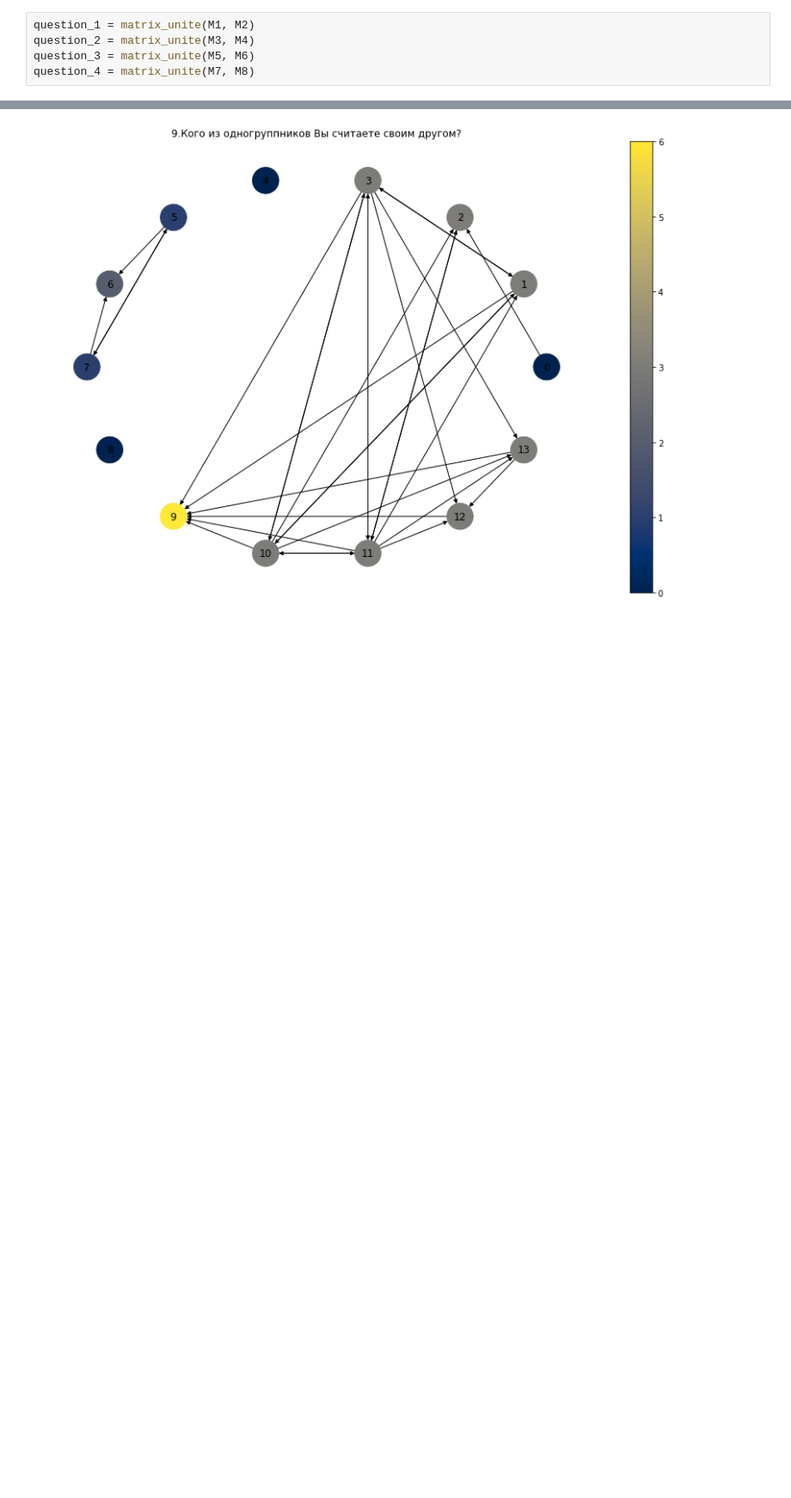
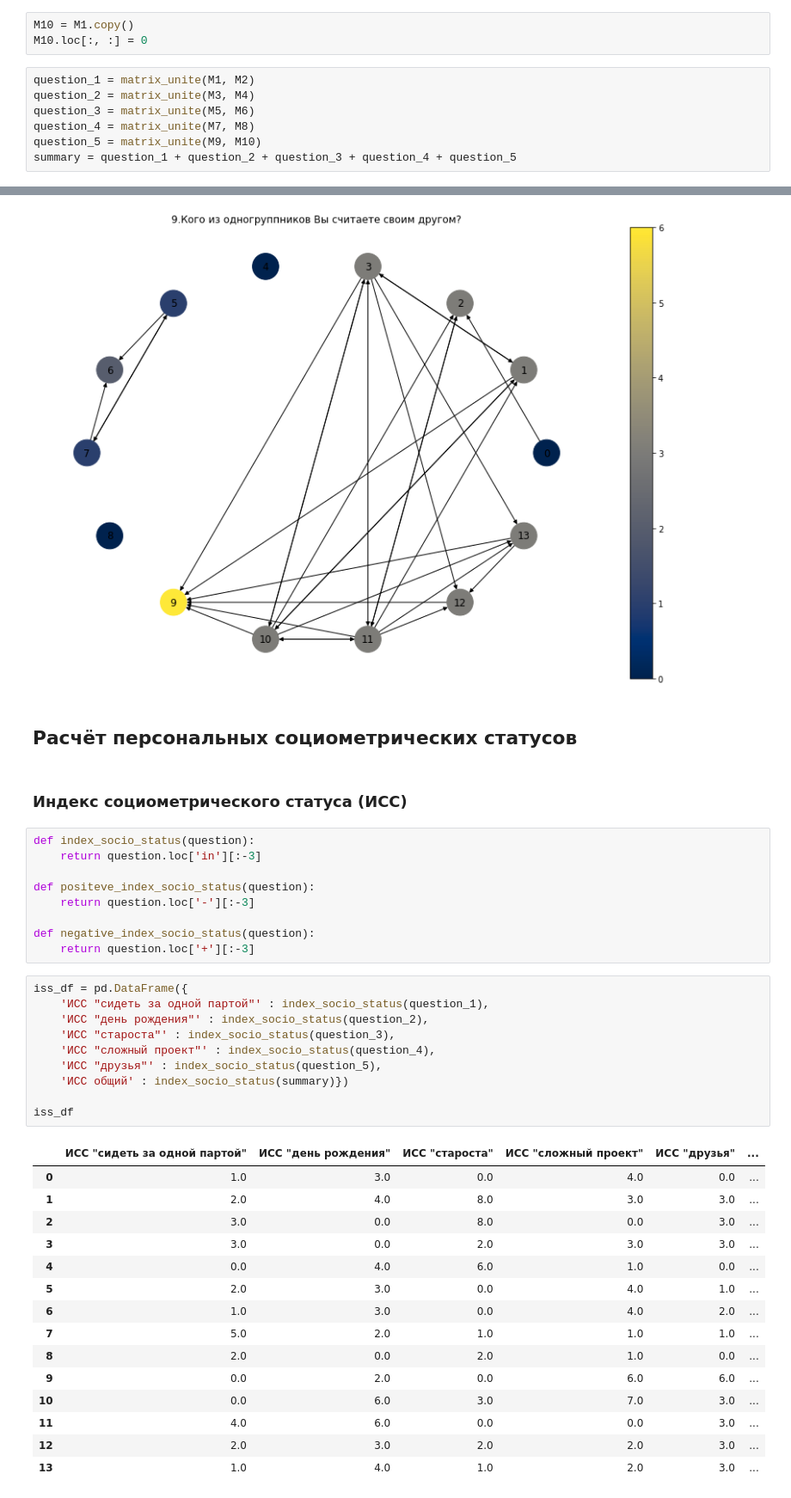
Before and after one commit to aptmess/pm.socio, a Jupyter notebook: code/socio.ipynb, the cells around one changed output, grey strips where cells are left out. Shown: that part at 86% size. Saved outputs shown, nothing was run; the diff lists cells and outputs as text; blank space fills up the shorter version.

Commit message:
iss and iee computing
index socio status and index emotional expansiveness computing

```diff
--- a/code/socio.ipynb
+++ b/code/socio.ipynb
@@ -63,8 +67,13 @@ def matrix_unite(data_1, data_2):
     data.loc['in', 'out'] = (data.loc['in']).sum()
     data = data.fillna(0)
     return data
+# %%
+M10 = M1.copy()
+M10.loc[:, :] = 0
 # %%
 question_1 = matrix_unite(M1, M2)
 question_2 = matrix_unite(M3, M4)
 question_3 = matrix_unite(M5, M6)
 question_4 = matrix_unite(M7, M8)
+question_5 = matrix_unite(M9, M10)
+summary = question_1 + question_2 + question_3 + question_4 + question_5
@@ -160,3 +150,42 @@ visualisation(M8,'M8')
 visualisation(M9,'M9')
 # %% [output]
 [figure]
+# %% [markdown]
+## Расчёт персональных социометрических статусов
+# %% [markdown]
+### Индекс социометрического статуса (ИСС)
+# %%
+def index_socio_status(question):
+    return question.loc['in'][:-3]
+
+def positeve_index_socio_status(question):
+    return question.loc['-'][:-3]
+
+def negative_index_socio_status(question):
+    return question.loc['+'][:-3]
+# %%
+iss_df = pd.DataFrame({
+    'ИСС "сидеть за одной партой"' : index_socio_status(question_1),
+    'ИСС "день рождения"' : index_socio_status(question_2),
+    'ИСС "староста"' : index_socio_status(question_3),
+    'ИСС "сложный проект"' : index_socio_status(question_4),
+    'ИСС "друзья"' : index_socio_status(question_5),
+    'ИСС общий' : index_socio_status(summary)})
+
+iss_df
+# %% [output]
+|  | ИСС "сидеть за одной партой" | ИСС "день рождения" | ИСС "староста" | ИСС "сложный проект" | ИСС "друзья" | ... |
+| 0 | 1.0 | 3.0 | 0.0 | 4.0 | 0.0 | ... |
+| 1 | 2.0 | 4.0 | 8.0 | 3.0 | 3.0 | ... |
+| 2 | 3.0 | 0.0 | 8.0 | 0.0 | 3.0 | ... |
+| 3 | 3.0 | 0.0 | 2.0 | 3.0 | 3.0 | ... |
+| 4 | 0.0 | 4.0 | 6.0 | 1.0 | 0.0 | ... |
+| 5 | 2.0 | 3.0 | 0.0 | 4.0 | 1.0 | ... |
+| 6 | 1.0 | 3.0 | 0.0 | 4.0 | 2.0 | ... |
+| 7 | 5.0 | 2.0 | 1.0 | 1.0 | 1.0 | ... |
+| 8 | 2.0 | 0.0 | 2.0 | 1.0 | 0.0 | ... |
+| 9 | 0.0 | 2.0 | 0.0 | 6.0 | 6.0 | ... |
+| 10 | 0.0 | 6.0 | 3.0 | 7.0 | 3.0 | ... |
+| 11 | 4.0 | 6.0 | 0.0 | 0.0 | 3.0 | ... |
+| 12 | 2.0 | 3.0 | 2.0 | 2.0 | 3.0 | ... |
+| 13 | 1.0 | 4.0 | 1.0 | 2.0 | 3.0 | ... |
```
Also changed, not shown: parts of 20 cells of this notebook.
